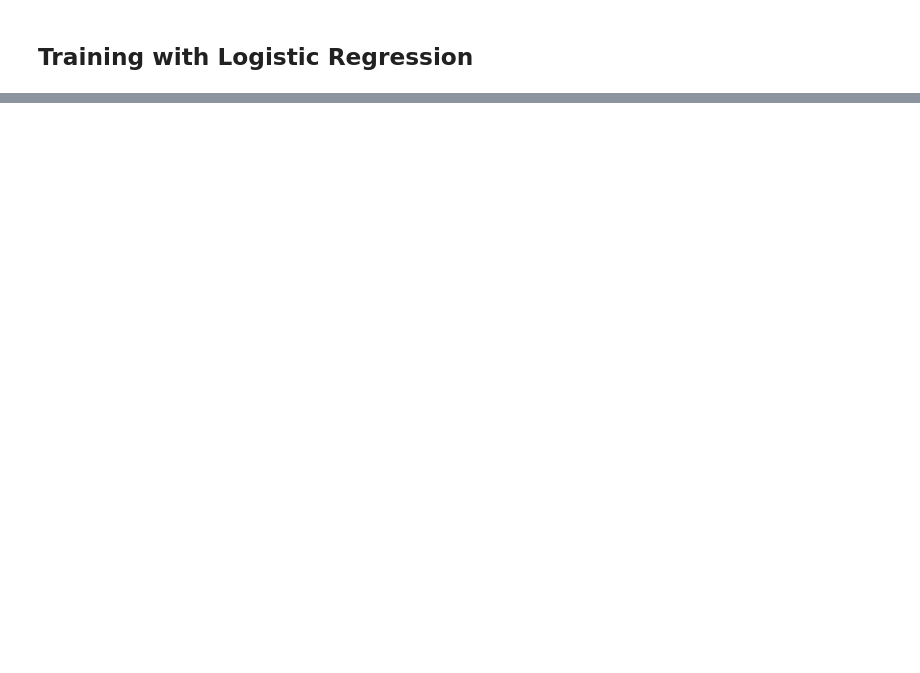
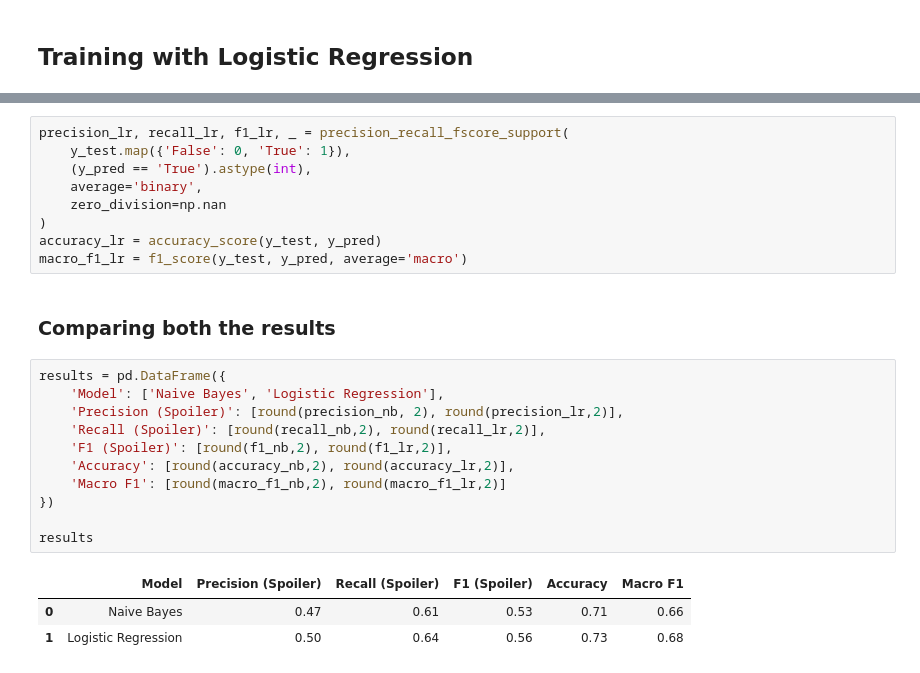
Before and after one commit to ayshmnmm/plot-protector, a Jupyter notebook: notebooks/03_model_prototyping.ipynb, the cells around one changed output, grey strips where cells are left out. Cells and saved outputs as stored; diff of their text form; blank space fills up the shorter version.

```diff
--- a/notebooks/03_model_prototyping.ipynb
+++ b/notebooks/03_model_prototyping.ipynb
@@ -241,0 +261,26 @@ results
+# %%
+precision_lr, recall_lr, f1_lr, _ = precision_recall_fscore_support(
+    y_test.map({'False': 0, 'True': 1}),
+    (y_pred == 'True').astype(int),
+    average='binary',
+    zero_division=np.nan
+)
+accuracy_lr = accuracy_score(y_test, y_pred)
+macro_f1_lr = f1_score(y_test, y_pred, average='macro')
+# %% [markdown]
+### **Comparing both the results**
+# %%
+results = pd.DataFrame({
+    'Model': ['Naive Bayes', 'Logistic Regression'],
+    'Precision (Spoiler)': [round(precision_nb, 2), round(precision_lr,2)],
+    'Recall (Spoiler)': [round(recall_nb,2), round(recall_lr,2)],
+    'F1 (Spoiler)': [round(f1_nb,2), round(f1_lr,2)],
+    'Accuracy': [round(accuracy_nb,2), round(accuracy_lr,2)],
+    'Macro F1': [round(macro_f1_nb,2), round(macro_f1_lr,2)]
+})
+
+results
+# %% [output]
+|  | Model | Precision (Spoiler) | Recall (Spoiler) | F1 (Spoiler) | Accuracy | Macro F1 |
+| 0 | Naive Bayes | 0.47 | 0.61 | 0.53 | 0.71 | 0.66 |
+| 1 | Logistic Regression | 0.50 | 0.64 | 0.56 | 0.73 | 0.68 |
```
Also changed, not shown: parts of 20 cells of this notebook.
